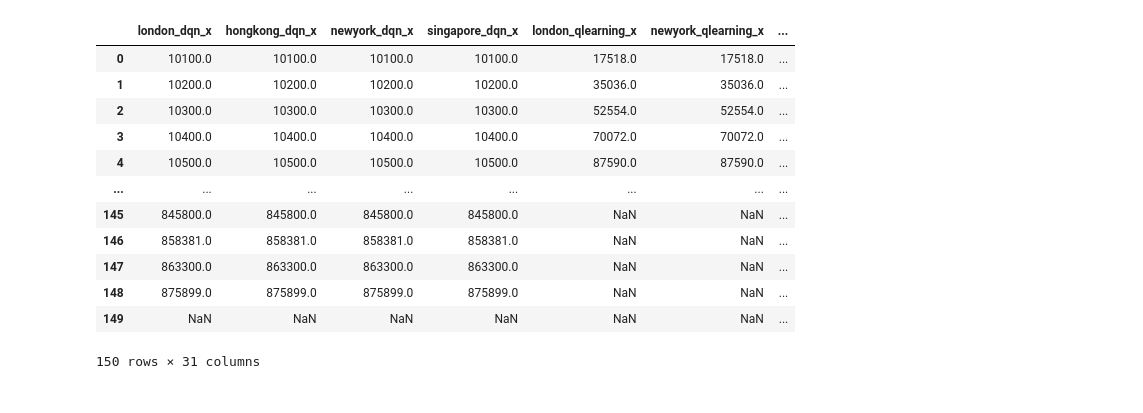
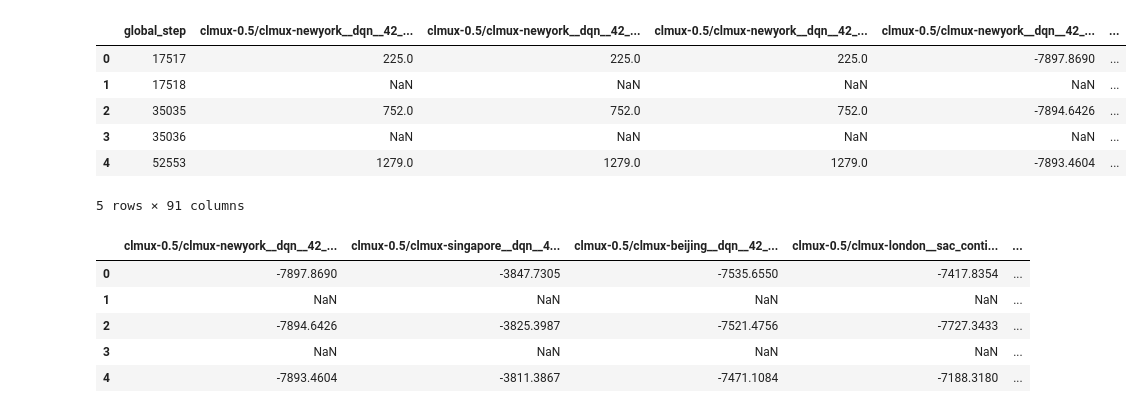
Before and after one commit to envdes/code_CLMU_HVAC_RL, a Jupyter notebook: data/plotting/1_rl_algo.ipynb, the cells around one changed output. Drawn from its saved outputs; the diff is of its cells as text; code cells hidden in the pictures.

```diff
--- a/data/plotting/1_rl_algo.ipynb
+++ b/data/plotting/1_rl_algo.ipynb
@@ -23,50 +23,14 @@ cities_label = {"London":"london",
                 "Beijing":"beijing",
                 "Hong Kong":"hongkong",
                 "Singapore":"singapore"}
-# %%
-df_r = pd.read_csv(f'rl_training_log/return.csv')
-df_r_sac = pd.read_csv(f'rl_training_log/return_sac.csv')
-df_r = pd.merge(df_r, df_r_sac, on='Step', how='outer')
-
-df_s = pd.read_csv(f'rl_training_log/global_step.csv')
-df_s_sac = pd.read_csv(f'rl_training_log/global_step_sac.csv')
-df_s = pd.merge(df_s, df_s_sac, on='Step', how='outer')
-cols_r = {}
-cols_s = {}
-
-for c in df_r.columns:
-    if 'MAX' not in c and 'MIN' not in c:
-        for city in cities_label.values():
-            if city in c:
-                for algo in algos:
-                    if algo in c:
-                        cols_r[c] = city + '_' + algo
-
-for c in df_s.columns:
-    if 'MAX' not in c and 'MIN' not in c:
-        for city in cities_label.values():
-            if city in c:
-                for algo in algos:
-                    if algo in c:
-                        cols_s[c] = city + '_' + algo
-
-cols_r['Step'] = 'Step'
-cols_s['Step'] = 'Step'
-df_r = df_r.rename(columns=cols_r)[cols_r.values()]
-df_s = df_s.rename(columns=cols_s)[cols_s.values()]
-df = pd.merge(df_s, df_r, on='Step')
-df
-# %% [output]
-|  | london_dqn_x | hongkong_dqn_x | newyork_dqn_x | singapore_dqn_x | london_qlearning_x | newyork_qlearning_x | ... |
-| 0 | 10100.0 | 10100.0 | 10100.0 | 10100.0 | 17518.0 | 17518.0 | ... |
-| 1 | 10200.0 | 10200.0 | 10200.0 | 10200.0 | 35036.0 | 35036.0 | ... |
-| 2 | 10300.0 | 10300.0 | 10300.0 | 10300.0 | 52554.0 | 52554.0 | ... |
-| 3 | 10400.0 | 10400.0 | 10400.0 | 10400.0 | 70072.0 | 70072.0 | ... |
-| 4 | 10500.0 | 10500.0 | 10500.0 | 10500.0 | 87590.0 | 87590.0 | ... |
-| ... | ... | ... | ... | ... | ... | ... | ... |
-| 145 | 845800.0 | 845800.0 | 845800.0 | 845800.0 | NaN | NaN | ... |
-| 146 | 858381.0 | 858381.0 | 858381.0 | 858381.0 | NaN | NaN | ... |
-| 147 | 863300.0 | 863300.0 | 863300.0 | 863300.0 | NaN | NaN | ... |
-| 148 | 875899.0 | 875899.0 | 875899.0 | 875899.0 | NaN | NaN | ... |
-| 149 | NaN | NaN | NaN | NaN | NaN | NaN | ... |
-150 rows × 31 columns
+# %%
+df = pd.read_csv('rl_training_log/training.csv')
+df.head()
+# %% [output]
+|  | global_step | clmux-0.5/clmux-newyork__dqn__42_... | clmux-0.5/clmux-newyork__dqn__42_... | clmux-0.5/clmux-newyork__dqn__42_... | clmux-0.5/clmux-newyork__dqn__42_... | ... |
+| 0 | 17517 | 225.0 | 225.0 | 225.0 | -7897.8690 | ... |
+| 1 | 17518 | NaN | NaN | NaN | NaN | ... |
+| 2 | 35035 | 752.0 | 752.0 | 752.0 | -7894.6426 | ... |
+| 3 | 35036 | NaN | NaN | NaN | NaN | ... |
+| 4 | 52553 | 1279.0 | 1279.0 | 1279.0 | -7893.4604 | ... |
+5 rows × 91 columns
@@ -72,0 +42,10 @@ df
+# %%
+df = df[cols]
+df.head()
+# %% [output]
+|  | clmux-0.5/clmux-newyork__dqn__42_... | clmux-0.5/clmux-singapore__dqn__4... | clmux-0.5/clmux-beijing__dqn__42_... | clmux-0.5/clmux-london__sac_conti... | ... |
+| 0 | -7897.8690 | -3847.7305 | -7535.6550 | -7417.8354 | ... |
+| 1 | NaN | NaN | NaN | NaN | ... |
+| 2 | -7894.6426 | -3825.3987 | -7521.4756 | -7727.3433 | ... |
+| 3 | NaN | NaN | NaN | NaN | ... |
+| 4 | -7893.4604 | -3811.3867 | -7471.1084 | -7188.3180 | ... |
```
Also changed, not shown: parts of 17 cells of this notebook, 30 other files.
